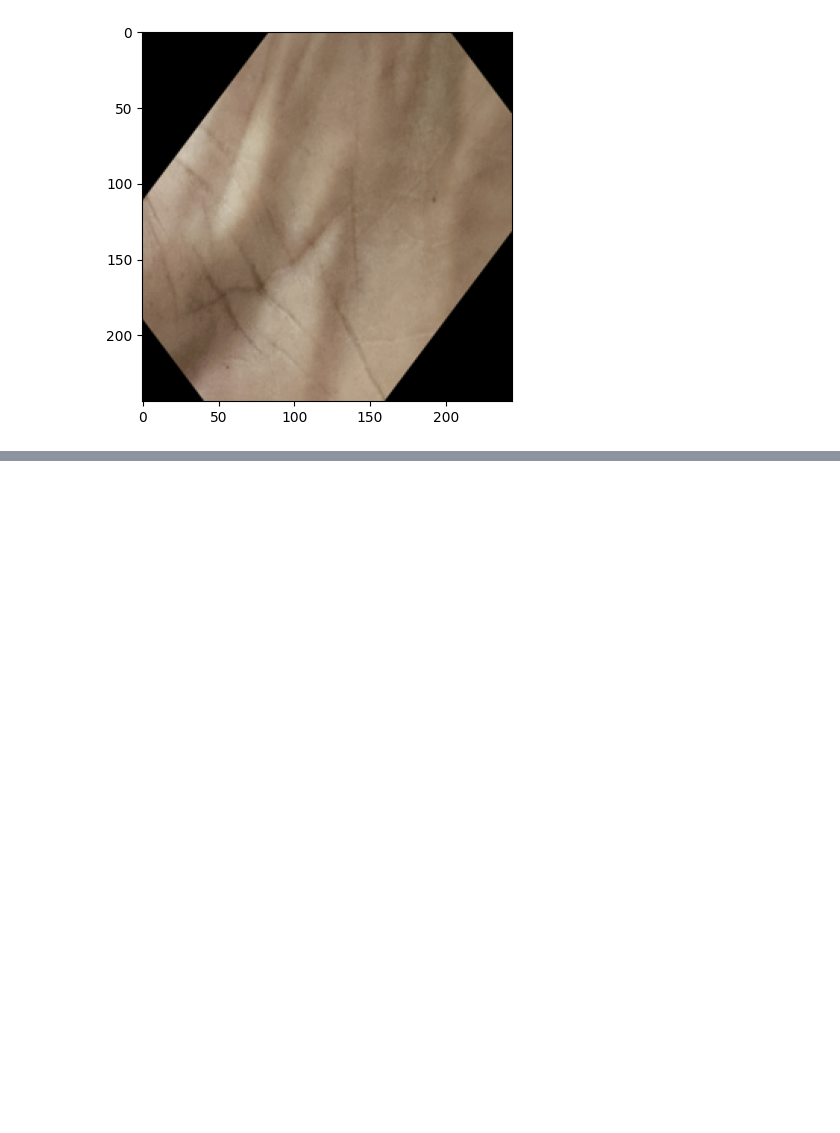
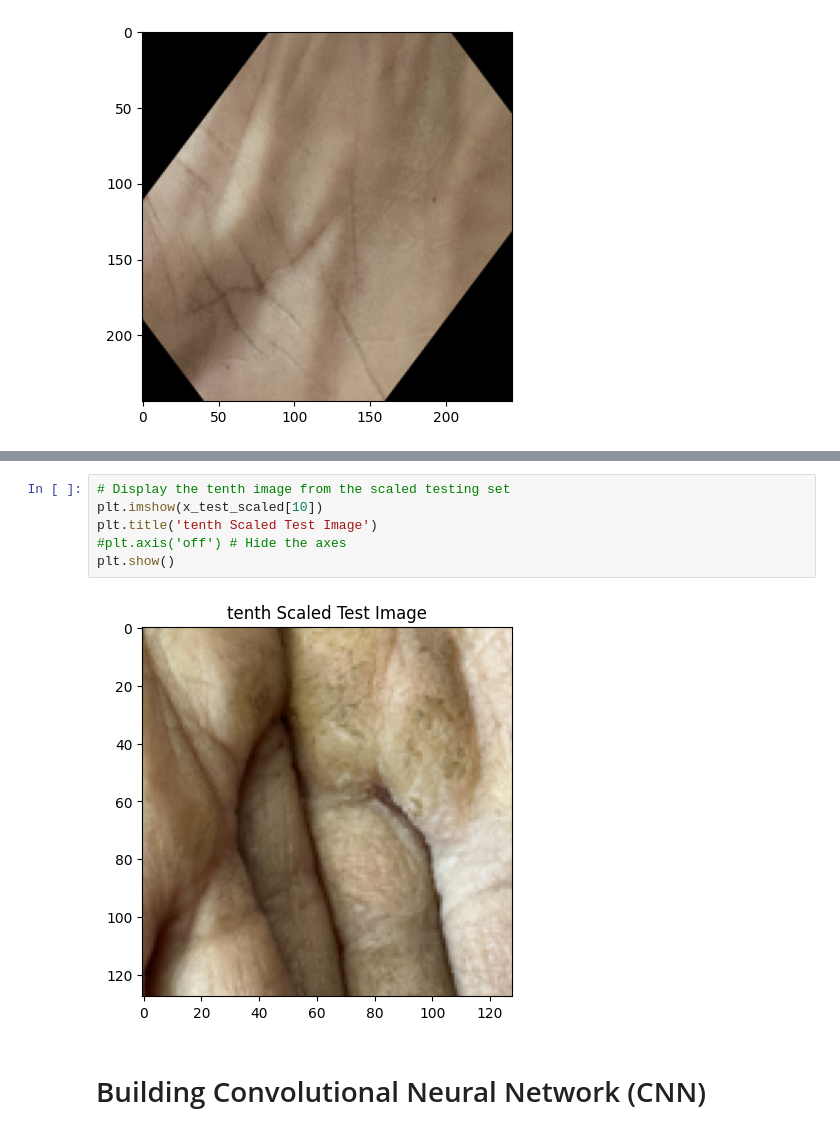
Before and after one commit to Amit-Chandra-Das/arsenic-skin-detection, a Jupyter notebook: Arsenic_Skin_Detection_Using_Machine_Learning.ipynb, the cells around one changed output, grey strips where cells are left out. Cells and saved outputs as stored; diff of their text form; blank space fills up the shorter version.

```diff
--- a/Arsenic_Skin_Detection_Using_Machine_Learning.ipynb
+++ b/Arsenic_Skin_Detection_Using_Machine_Learning.ipynb
@@ -179,0 +429,10 @@ plt.show()
+# %%
+# Display the tenth image from the scaled testing set
+plt.imshow(x_test_scaled[10])
+plt.title('tenth Scaled Test Image')
+#plt.axis('off') # Hide the axes
+plt.show()
+# %% [output]
+[figure, added]
+# %% [markdown]
+# Building Convolutional Neural Network (CNN)
```
Also changed, not shown: parts of 41 cells of this notebook.
